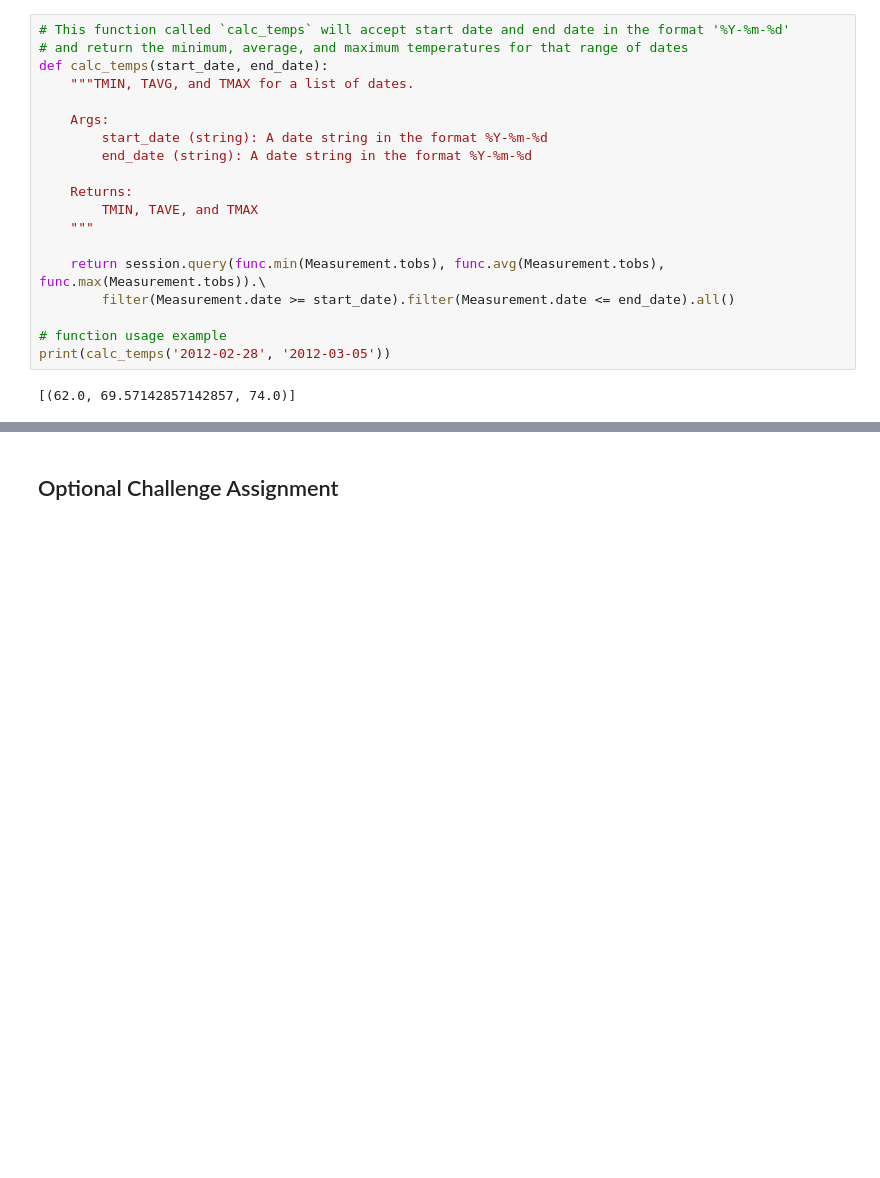
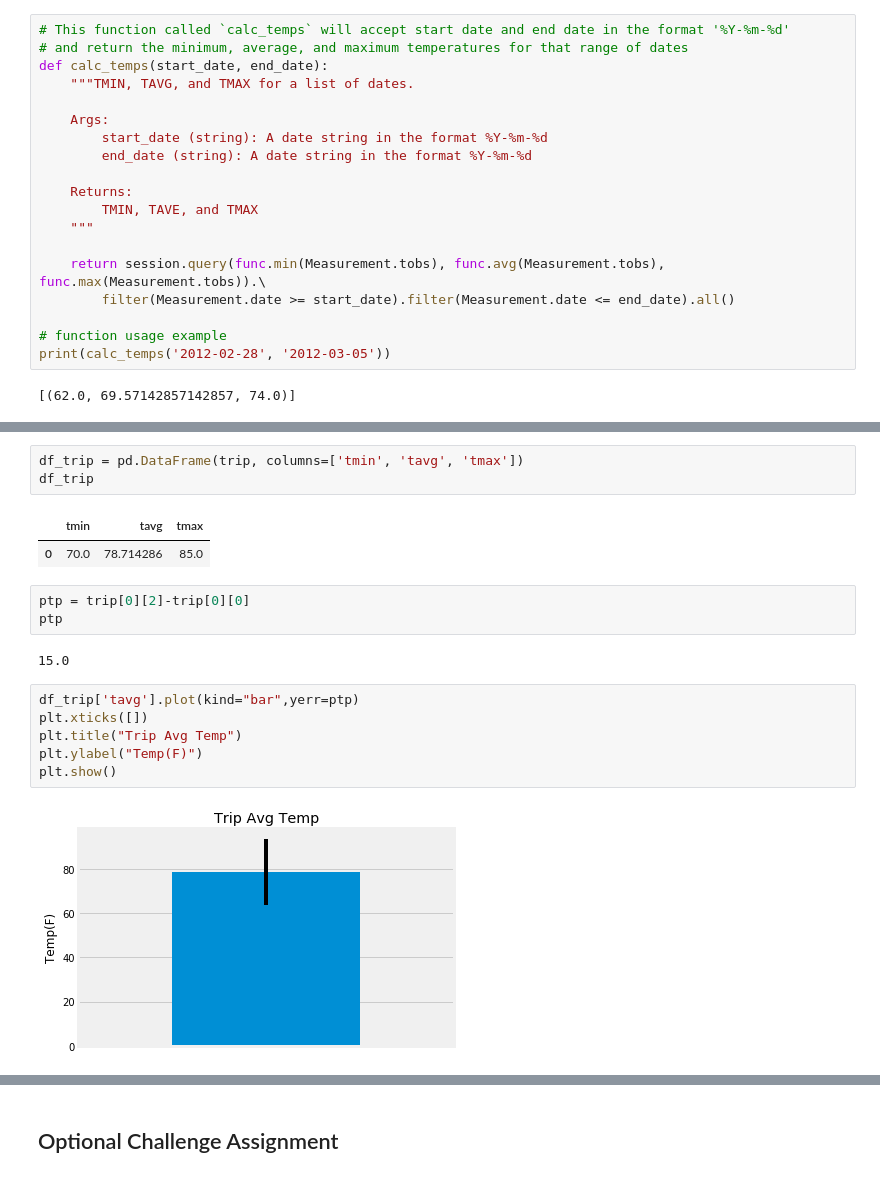
Before and after one commit to agstngnz/python-challenge, a Jupyter notebook: SQLAlchemy Hawaii Climate/climate_starter.ipynb, the cells around one changed output, grey strips where cells are left out. Saved outputs shown, nothing was run; the diff lists cells and outputs as text; blank space fills up the shorter version.

```diff
--- a/SQLAlchemy Hawaii Climate/climate_starter.ipynb
+++ b/SQLAlchemy Hawaii Climate/climate_starter.ipynb
@@ -211,3 +354,22 @@ print(calc_temps('2012-02-28', '2012-03-05'))
+# %%
+df_trip = pd.DataFrame(trip, columns=['tmin', 'tavg', 'tmax'])
+df_trip
+# %% [output]
+|  | tmin | tavg | tmax |
+| 0 | 70.0 | 78.714286 | 85.0 |
+# %%
+ptp = trip[0][2]-trip[0][0]
+ptp
+# %% [output]
+15.0
+# %%
+df_trip['tavg'].plot(kind="bar",yerr=ptp)
+plt.xticks([])
+plt.title("Trip Avg Temp")
+plt.ylabel("Temp(F)")
+plt.show()
+# %% [output]
+[figure, added]
 # %%
 # Calculate the total amount of rainfall per weather station for your trip dates using the previous year's matching dates.
 # Sort this in descending order by precipitation amount and list the station, name, latitude, longitude, and elevation
```
Also changed, not shown: parts of 45 cells of this notebook.
